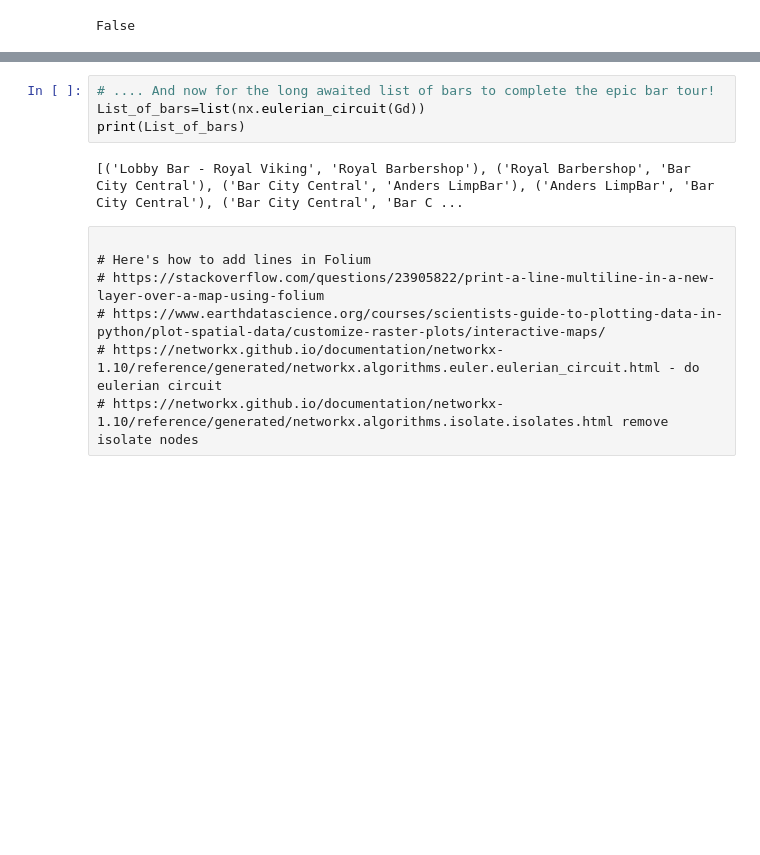
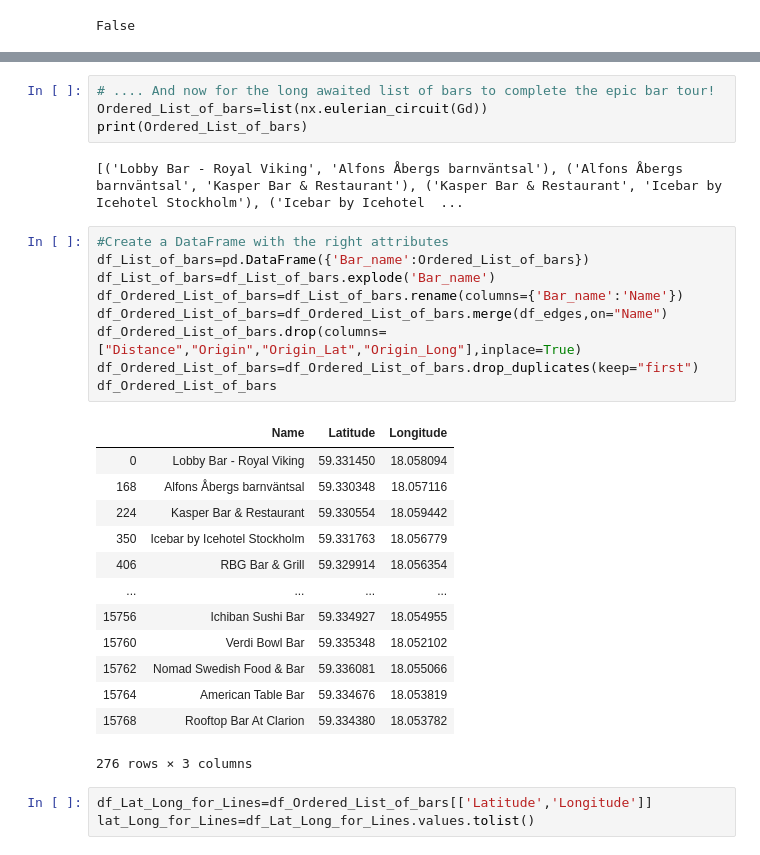
Before and after one commit to PetterWe/Coursera_Capstone, a Jupyter notebook: The optimal beer path of Stockholm, Sweden.ipynb, the cells around one changed output, grey strips where cells are left out. Saved outputs shown, nothing was run; the diff lists cells and outputs as text; blank space fills up the shorter version.

```diff
--- a/The optimal beer path of Stockholm, Sweden.ipynb
+++ b/The optimal beer path of Stockholm, Sweden.ipynb
@@ -307,14 +309,33 @@ nx.is_eulerian(Gd)
 True
 # %%
 # .... And now for the long awaited list of bars to complete the epic bar tour!
-List_of_bars=list(nx.eulerian_circuit(Gd))
-print(List_of_bars)
+Ordered_List_of_bars=list(nx.eulerian_circuit(Gd))
+print(Ordered_List_of_bars)
 # %% [output]
-[('Lobby Bar - Royal Viking', 'Royal Barbershop'), ('Royal Barbershop', 'Bar City Central'), ('Bar City Central', 'Anders LimpBar'), ('Anders LimpBar', 'Bar City Central'), ('Bar City Central', 'Bar C ...
+[('Lobby Bar - Royal Viking', 'Alfons Åbergs barnväntsal'), ('Alfons Åbergs barnväntsal', 'Kasper Bar & Restaurant'), ('Kasper Bar & Restaurant', 'Icebar by Icehotel Stockholm'), ('Icebar by Icehotel  ...
-# %% [raw]
-
-# Here's how to add lines in Folium
-# https://stackoverflow.com/questions/23905822/print-a-line-multiline-in-a-new-layer-over-a-map-using-folium
-# https://www.earthdatascience.org/courses/scientists-guide-to-plotting-data-in-python/plot-spatial-data/customize-raster-plots/interactive-maps/
-# https://networkx.github.io/documentation/networkx-1.10/reference/generated/networkx.algorithms.euler.eulerian_circuit.html - do eulerian circuit
-# https://networkx.github.io/documentation/networkx-1.10/reference/generated/networkx.algorithms.isolate.isolates.html remove isolate nodes
+# %%
+#Create a DataFrame with the right attributes
+df_List_of_bars=pd.DataFrame({'Bar_name':Ordered_List_of_bars})
+df_List_of_bars=df_List_of_bars.explode('Bar_name')
+df_Ordered_List_of_bars=df_List_of_bars.rename(columns={'Bar_name':'Name'})
+df_Ordered_List_of_bars=df_Ordered_List_of_bars.merge(df_edges,on="Name")
+df_Ordered_List_of_bars.drop(columns=["Distance","Origin","Origin_Lat","Origin_Long"],inplace=True)
+df_Ordered_List_of_bars=df_Ordered_List_of_bars.drop_duplicates(keep="first")
+df_Ordered_List_of_bars
+# %% [output]
+|  | Name | Latitude | Longitude |
+| 0 | Lobby Bar - Royal Viking | 59.331450 | 18.058094 |
+| 168 | Alfons Åbergs barnväntsal | 59.330348 | 18.057116 |
+| 224 | Kasper Bar & Restaurant | 59.330554 | 18.059442 |
+| 350 | Icebar by Icehotel Stockholm | 59.331763 | 18.056779 |
+| 406 | RBG Bar & Grill | 59.329914 | 18.056354 |
+| ... | ... | ... | ... |
+| 15756 | Ichiban Sushi Bar | 59.334927 | 18.054955 |
+| 15760 | Verdi Bowl Bar | 59.335348 | 18.052102 |
+| 15762 | Nomad Swedish Food & Bar | 59.336081 | 18.055066 |
+| 15764 | American Table Bar | 59.334676 | 18.053819 |
+| 15768 | Rooftop Bar At Clarion | 59.334380 | 18.053782 |
+276 rows × 3 columns
+# %%
+df_Lat_Long_for_Lines=df_Ordered_List_of_bars[['Latitude','Longitude']]
+lat_Long_for_Lines=df_Lat_Long_for_Lines.values.tolist()
```
Also changed, not shown: parts of 15 cells of this notebook.
